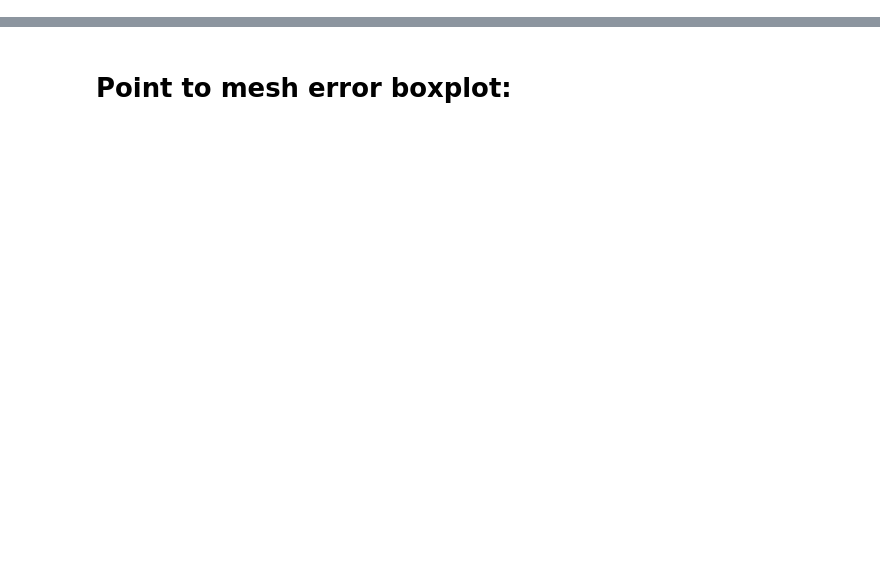
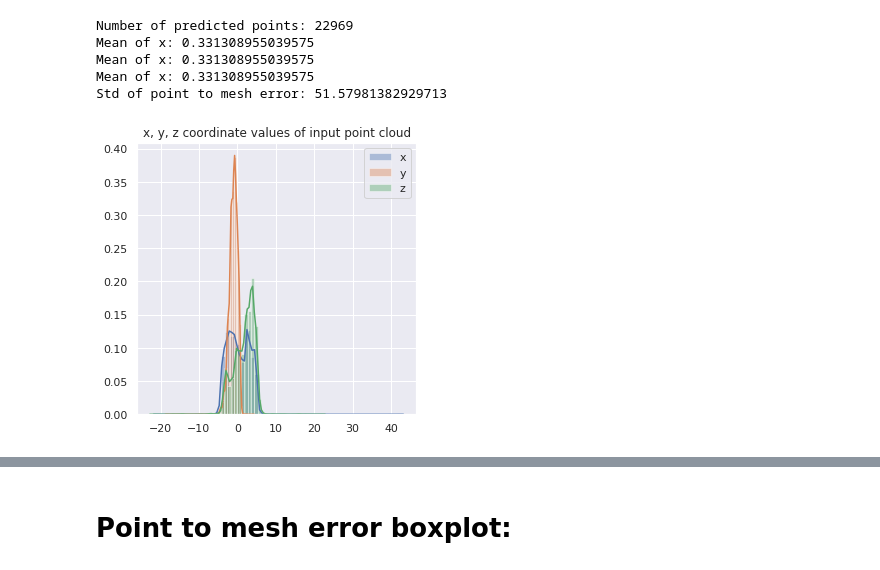
Before and after one commit to PeterZheFu/EC-Net, a Jupyter notebook: error_evaluation/plot_scripts/plot_deviation_error.ipynb, the cells around one changed output, grey strips where cells are left out. Cells and saved outputs as stored; diff of their text form; code cells hidden in the pictures; blank space fills up the shorter version.

```diff
--- a/error_evaluation/plot_scripts/plot_deviation_error.ipynb
+++ b/error_evaluation/plot_scripts/plot_deviation_error.ipynb
@@ -12,0 +32,37 @@ pylab.rcParams.update(params)
+# %%
+# plot 3D point cloud
+pointcloud = np.loadtxt("points3D_p19_23k_input_castle.xyz")
+
+v_dev = pptk.viewer(pointcloud[:,0:3])
+
+# start setting display controls #
+v_dev.set(show_axis = True)
+v_dev.set(show_grid = True)
+#v_dev.set(bg_color = [1,1,1,1])
+v_dev.set(bg_color = [0,0,0,0])
+v_dev.set(point_size = 0.0001)
+v_dev.color_map('jet', scale=[0, 0.24])
+
+pointcloud
+
+points_df = pd.DataFrame(data=pointcloud)
+
+print('Number of predicted points: ' + str(len(pointcloud)))
+print('Mean of x: ' + str(np.mean(pointcloud[:, 0])))
+print('Mean of x: ' + str(np.mean(pointcloud[:, 0])))
+print('Mean of x: ' + str(np.mean(pointcloud[:, 0])))
+print('Std of point to mesh error: ' + str(np.std(pointcloud)))
+
+# plot
+sns.distplot(pointcloud[:, 0], label="x").set_title('x, y, z coordinate values of input point cloud');
+sns.distplot(pointcloud[:, 1], label="y")
+sns.distplot(pointcloud[:, 2], label="z")
+plt.legend()
+plt.show()
+# %% [output]
+Number of predicted points: 22969
+Mean of x: 0.331308955039575
+Mean of x: 0.331308955039575
+Mean of x: 0.331308955039575
+Std of point to mesh error: 51.57981382929713
+[figure, added]
```
Also changed, not shown: parts of 20 cells of this notebook.
